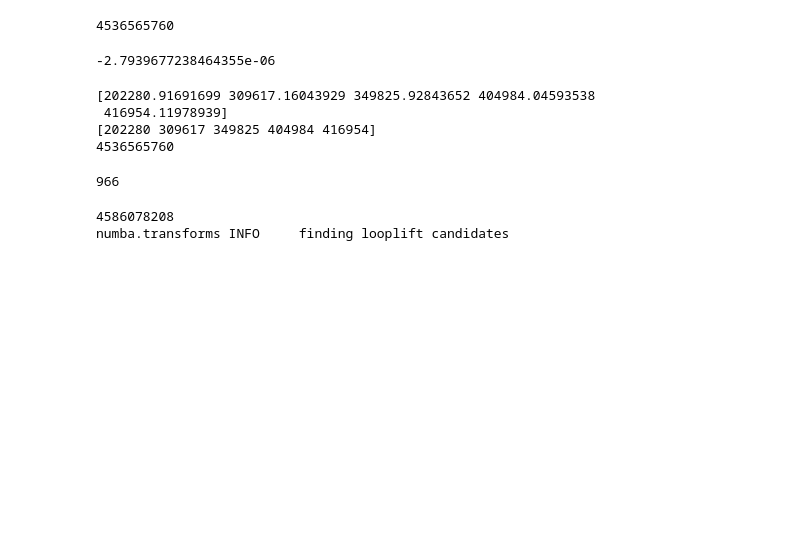
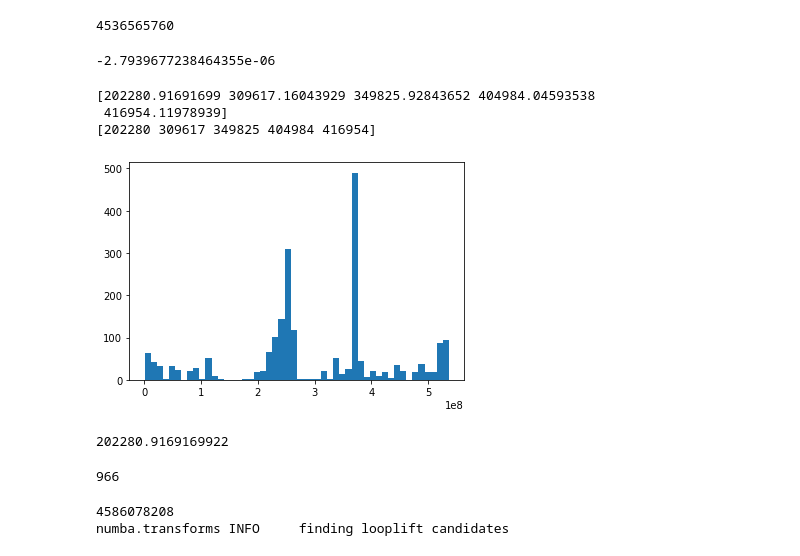
Before and after one commit to bjacobell/gbt-hdbscan, a Jupyter notebook: choza_iteration.ipynb, the cells around one changed output. Drawn from its saved outputs; the diff is of its cells as text; code cells hidden in the pictures; blank space fills up the shorter version.

```diff
--- a/choza_iteration.ipynb
+++ b/choza_iteration.ipynb
@@ -300,15 +300,20 @@ print(foff)
 # %%
 ctrfreqs_in_idxs = (ctrfreqs - fch1)/foff
 
 print(ctrfreqs_in_idxs[:5])
 print(ctrfreqs_in_idxs.astype(int)[:5])
 
-print(process.memory_info().rss)
+plt.hist(ctrfreqs_in_idxs, bins=50)
+plt.show()
 # %% [output]
 [202280.91691699 309617.16043929 349825.92843652 404984.04593538
  416954.11978939]
 [202280 309617 349825 404984 416954]
-4536565760
+[figure, added]
+# %%
+print(ctrfreqs_in_idxs.min())
+# %% [output]
+202280.9169169922
 # %%
 from numba import jit
 # %%
```
Also changed, not shown: parts of 4 cells of this notebook, 1 other file.
